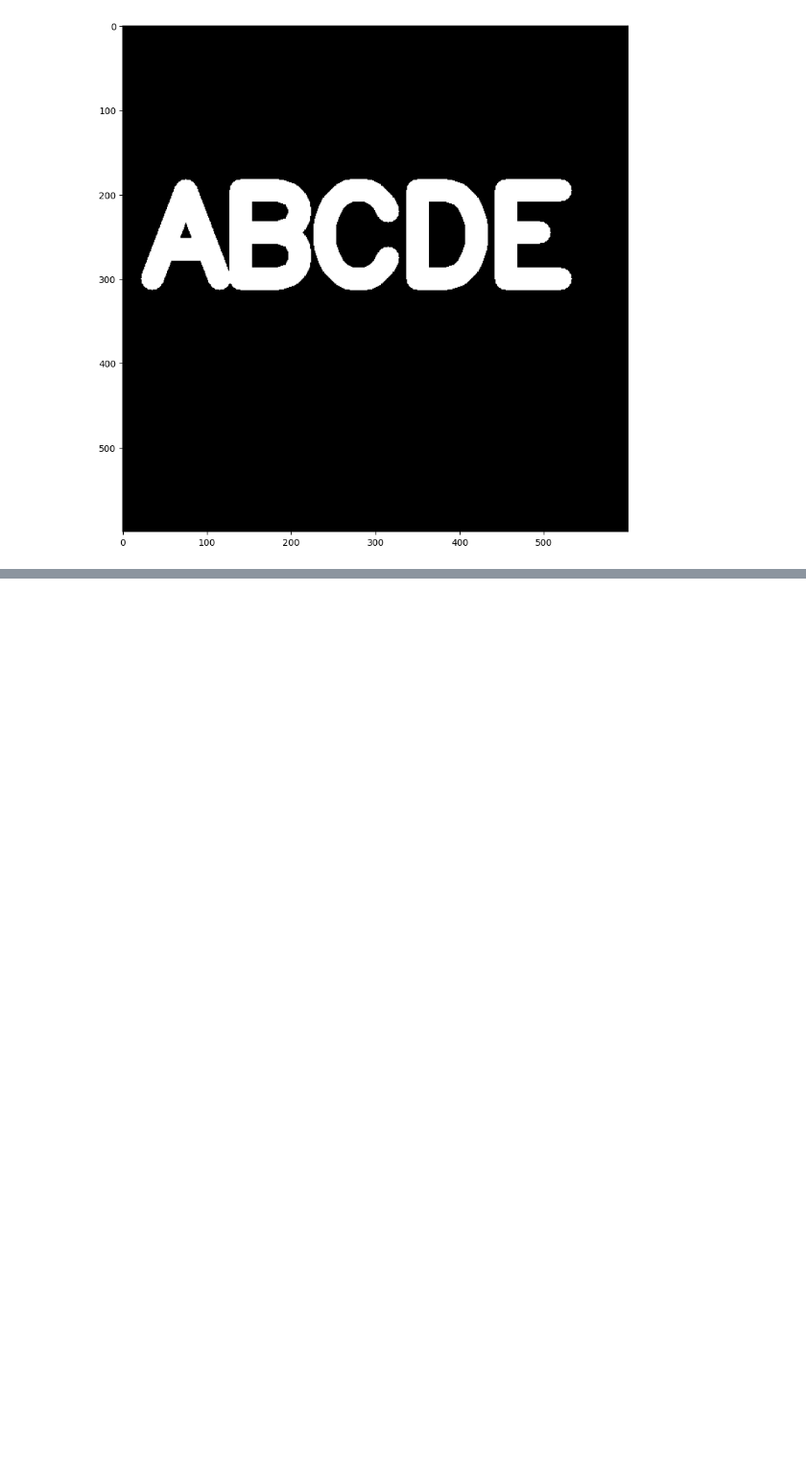
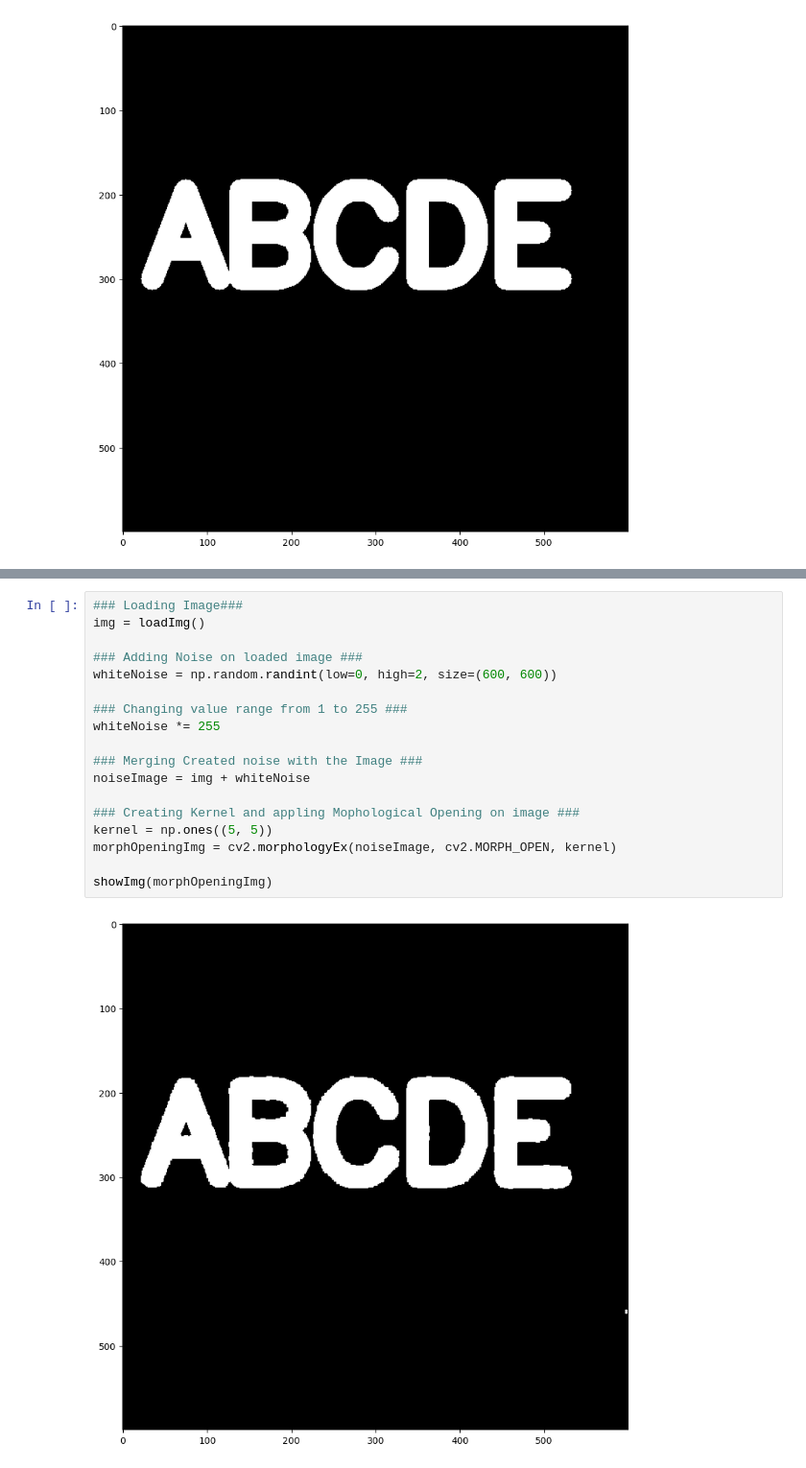
Before and after one commit to aakashapjGM/MyProgrammingSpace, a Jupyter notebook: ComputerVisionWithPython/000-MyPractice/03_MorphologicalOperator.ipynb, the cells around one changed output, grey strips where cells are left out. Shown at 96% size. Drawn from its saved outputs; the diff is of its cells as text; blank space fills up the shorter version.

Commit message:
Worked on Morphological Operators

```diff
--- a/ComputerVisionWithPython/000-MyPractice/03_MorphologicalOperator.ipynb
+++ b/ComputerVisionWithPython/000-MyPractice/03_MorphologicalOperator.ipynb
@@ -24,3 +25,23 @@ eroImg = cv2.erode(img, kernel=kernel, iterations=3)
 showImg(eroImg)
 # %% [output]
 [figure]
+# %%
+### Loading Image###
+img = loadImg()
+
+### Adding Noise on loaded image ###
+whiteNoise = np.random.randint(low=0, high=2, size=(600, 600))
+
+### Changing value range from 1 to 255 ###
+whiteNoise *= 255
+
+### Merging Created noise with the Image ###
+noiseImage = img + whiteNoise
+
+### Creating Kernel and appling Mophological Opening on image ###
+kernel = np.ones((5, 5))
+morphOpeningImg = cv2.morphologyEx(noiseImage, cv2.MORPH_OPEN, kernel)
+
+showImg(morphOpeningImg)
+# %% [output]
+[figure, added]
```
Also changed, not shown: parts of 12 cells of this notebook, 2 other files.
